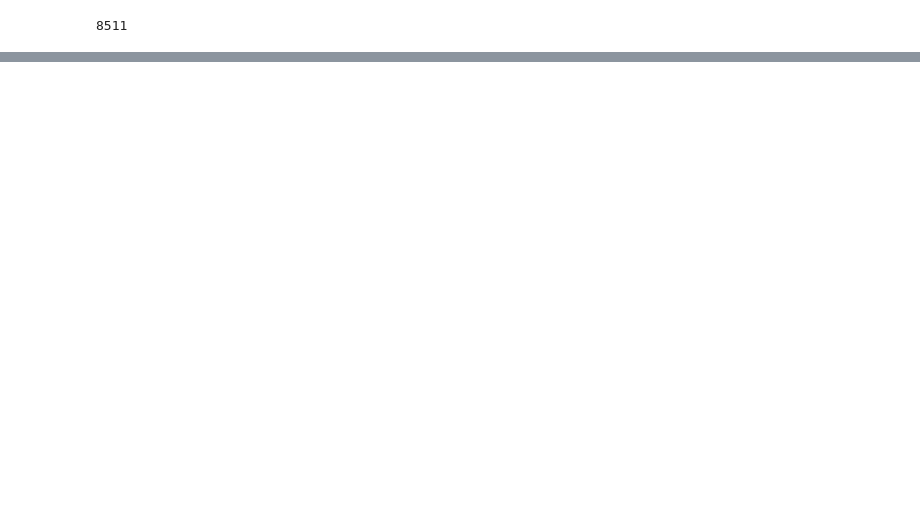
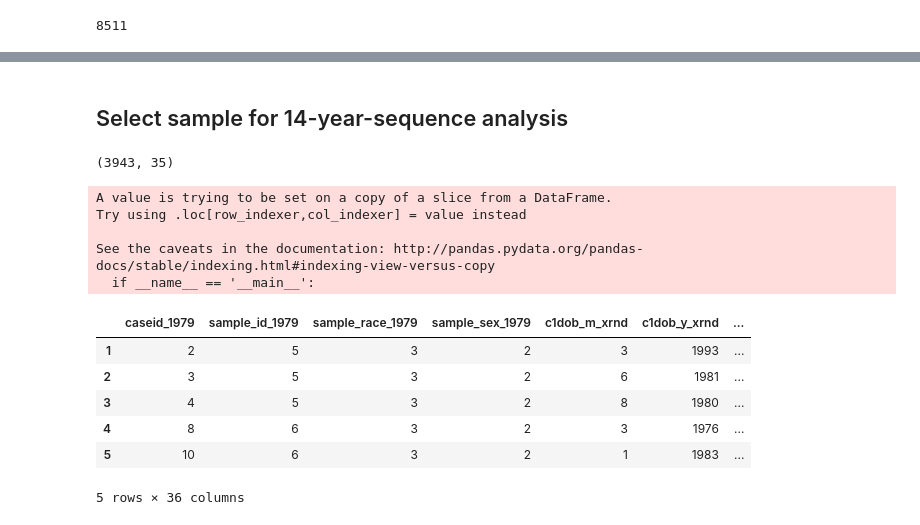
Before and after one commit to jolynn/Optout, a Jupyter notebook: 1sample_selection.ipynb, the cells around one changed output, grey strips where cells are left out. Cells and saved outputs as stored; diff of their text form; code cells hidden in the pictures; blank space fills up the shorter version.

```diff
--- a/1sample_selection.ipynb
+++ b/1sample_selection.ipynb
@@ -419,5 +463,5 @@ set([1970, 1971, 1972, 1973, 1974, 1975, 1976, 1977, 1978, 1979, 1980, 1981, 198
 # %%
 #number of women who had first birth too early - before 1980 (EXCLUSIVE)
-x = denom_df[(denom_df.c1dob_y_xrnd>0)&(denom_df.c1dob_y_xrnd<1980)].shape[0]
-print x,
-print x/float(denom_df.shape[0])
+#x = denom_df[(denom_df.c1dob_y_xrnd>0)&(denom_df.c1dob_y_xrnd<1980)].shape[0]
+#print x,
+#print x/float(denom_df.shape[0])
@@ -534,0 +586,23 @@ The final sample consists of 2458 mothers.
+# %% [markdown]
+## Select sample for 14-year-sequence analysis
+# %%
+analytic_df14 = sample_df[(sample_df.c1dob_y_xrnd>0)&(sample_df.c1dob_y_xrnd<=1998)]
+print analytic_df14.shape
+# %% [output]
+(3943, 35)
+# %%
+analytic_df14['y_child14'] = analytic_df14.c1dob_y_xrnd.map(lambda x: x+14)
+analytic_df14.head()
+# %% [output]
+A value is trying to be set on a copy of a slice from a DataFrame.
+Try using .loc[row_indexer,col_indexer] = value instead
+
+See the caveats in the documentation: http://pandas.pydata.org/pandas-docs/stable/indexing.html#indexing-view-versus-copy
+  if __name__ == '__main__':
+|  | caseid_1979 | sample_id_1979 | sample_race_1979 | sample_sex_1979 | c1dob_m_xrnd | c1dob_y_xrnd | ... |
+| 1 | 2 | 5 | 3 | 2 | 3 | 1993 | ... |
+| 2 | 3 | 5 | 3 | 2 | 6 | 1981 | ... |
+| 3 | 4 | 5 | 3 | 2 | 8 | 1980 | ... |
+| 4 | 8 | 6 | 3 | 2 | 3 | 1976 | ... |
+| 5 | 10 | 6 | 3 | 2 | 1 | 1983 | ... |
+5 rows × 36 columns
```
Also changed, not shown: parts of 65 cells of this notebook.
